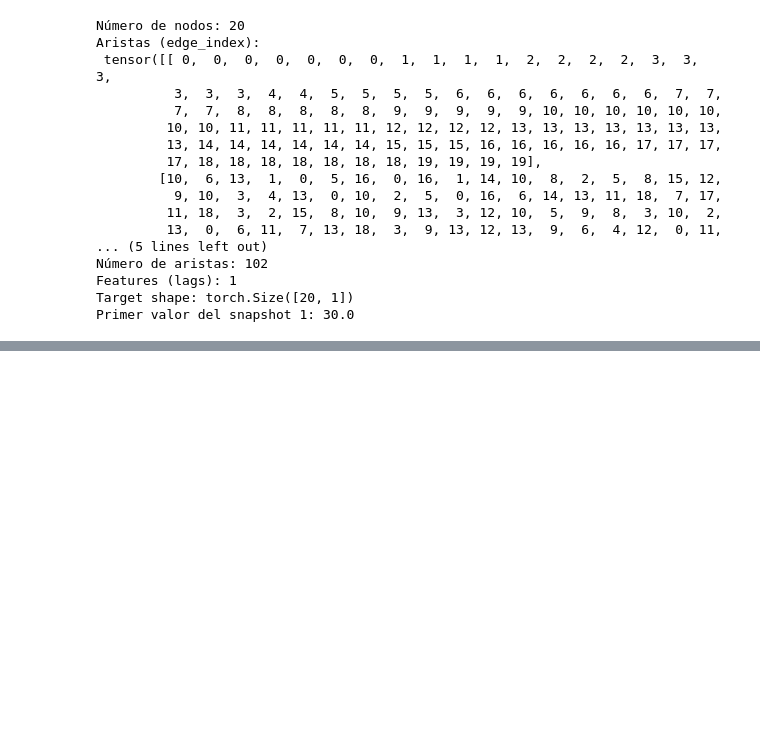
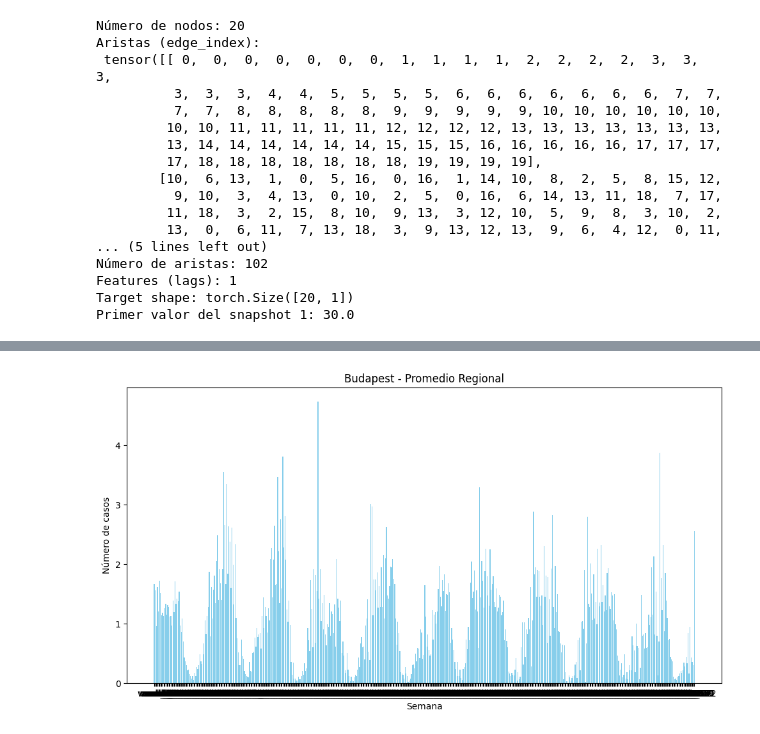
Before and after one commit to crisru2905/TG---Spatiotemporal-Graph, a Jupyter notebook: exploration-dataset.ipynb, the cells around one changed output, grey strips where cells are left out. Cells and saved outputs as stored; diff of their text form; code cells hidden in the pictures; blank space fills up the shorter version.

```diff
--- a/exploration-dataset.ipynb
+++ b/exploration-dataset.ipynb
@@ -745,0 +687,12 @@ Primer valor del snapshot 1: 30.0
+# %%
+# Filtramos por distrito
+fila = dataframe_t_regional_norm.loc['Budapest']
+
+plt.figure(figsize=(12,6))
+plt.bar(fila.index, fila.values, color='skyblue')
+plt.xlabel("Semana")
+plt.ylabel("Número de casos")
+plt.title("Budapest - Promedio Regional")
+plt.show()
+# %% [output]
+[figure, added]
```
Also changed, not shown: parts of 16 cells of this notebook.
